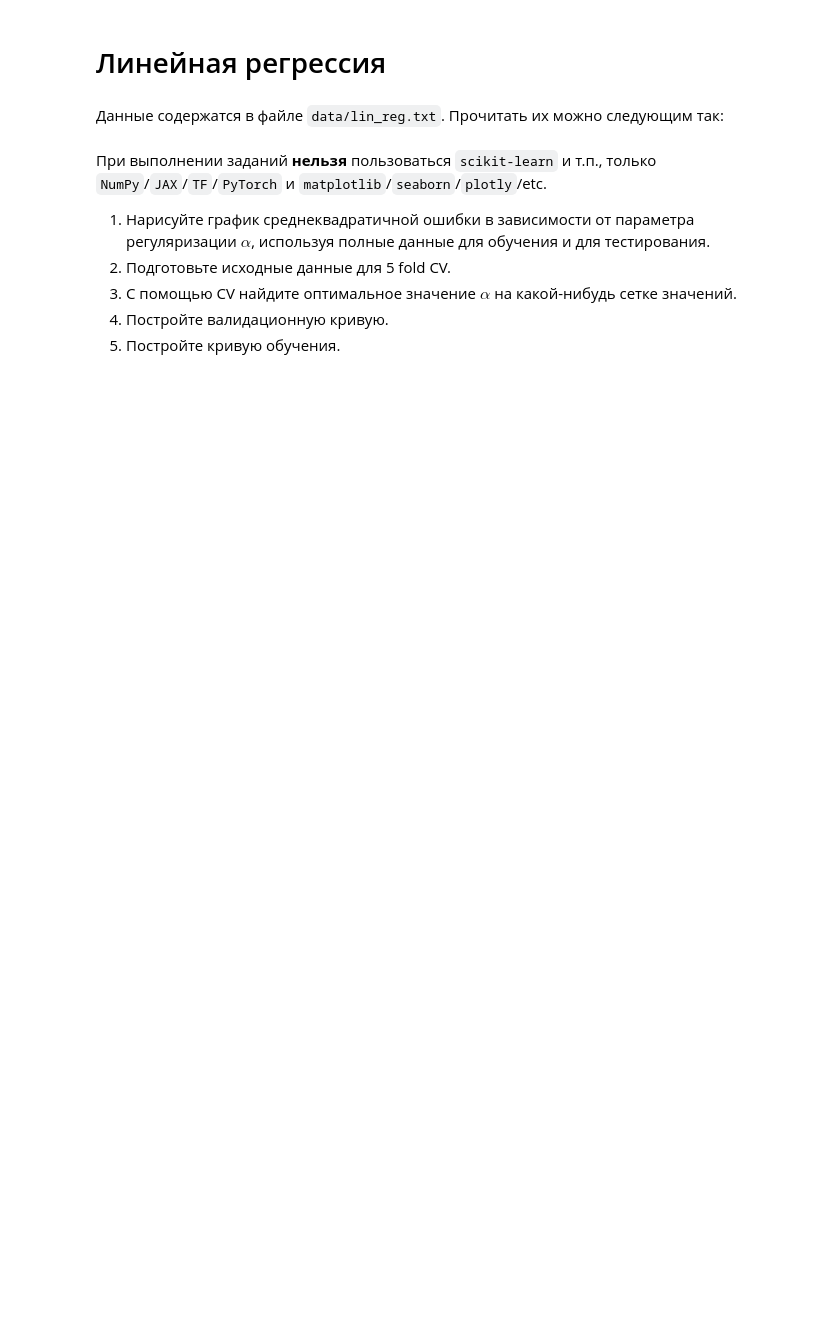
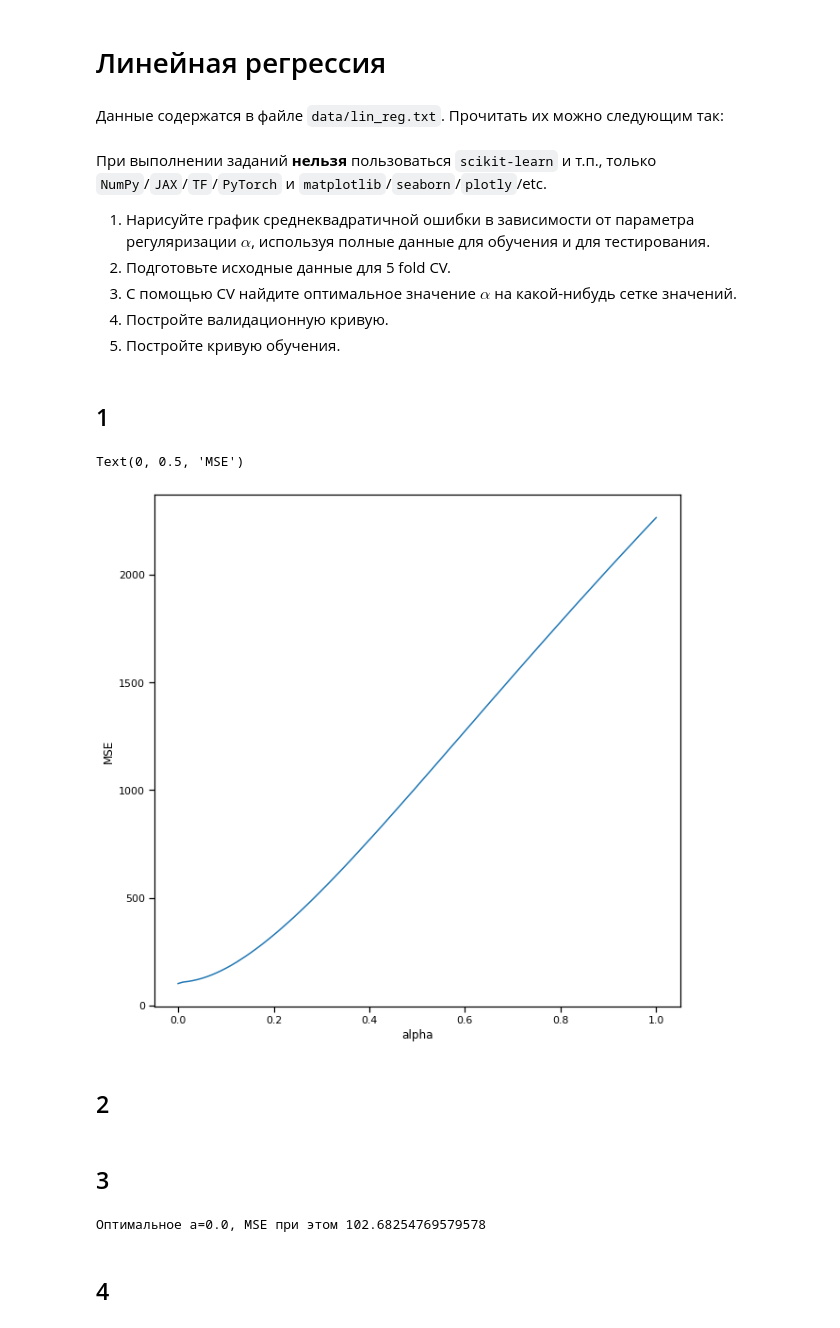
Before and after one commit to sabal202/classification-2021, a Jupyter notebook: tasks/Task_4.ipynb, the cells around one changed output. Cells and saved outputs as stored; diff of their text form; code cells hidden in the pictures; blank space fills up the shorter version.

```diff
--- a/tasks/Task_4.ipynb
+++ b/tasks/Task_4.ipynb
@@ -15,3 +24,54 @@ Y = D[:, -1]
 3. С помощью CV найдите оптимальное значение $\alpha$ на какой-нибудь сетке значений.
 4. Постройте валидационную кривую.
 5. Постройте кривую обучения.
+# %% [markdown]
+## 1
+# %%
+from scipy.optimize import minimize
+
+
+def MSE(pred, test):
+    return np.mean((pred - test) ** 2)
+
+
+class LinearRegression:
+    def __init__(self, alpha=0, lr=0.01, max_iter=1000):
+        self.a = alpha
+        self.lr = lr
+        self.max_iter = max_iter
+        self.history = {
+            "w": [],
+            "error": [],
+        }
+        self.w0 = None
+
+    @staticmethod
+    def Q(w0, X, y, a=0):
+        return np.mean((X @ w0 - y) ** 2) + a * (np.sum(w0 ** 2))
+
+    def fit(self, X, y):
+        def callback(w):
+            self.history["w"].append(w)
+            self.history["error"].append(MSE(X @ w, y))
+
+        self.w0 = np.zeros(X.shape[1])
+        self.w0 = minimize(self.Q, self.w0, args=(X, y, a), callback=callback).x
+
+    def predict(self, x):
+        return x @ self.w0
+# %%
+scores = []
+for a in np.linspace(0, 1, 100):
+    model = LinearRegression(alpha=a)
+    model.fit(X, Y)
+    scores.append(MSE(X @ model.w0, Y))
+# %%
+fig, ax = plt.subplots(figsize=(10, 10))
+ax.plot(np.linspace(0, 1, 100), scores)
+ax.set_xlabel("alpha")
+ax.set_ylabel("MSE")
+# %% [output]
+Text(0, 0.5, 'MSE')
+[figure, added]
+# %% [markdown]
+## 2
@@ -17,0 +99,2 @@ Y = D[:, -1]
+# %% [markdown]
+## 3
@@ -17,0 +108,9 @@ Y = D[:, -1]
+# %%
+
+min_val = min(mean_errors)
+optimal_a = alphas[mean_errors == min_val][0]
+print(f'Оптимальное a={optimal_a}, MSE при этом {min_val}')
+# %% [output]
+Оптимальное a=0.0, MSE при этом 102.68254769579578
+# %% [markdown]
+## 4
```
Also changed, not shown: parts of 10 cells of this notebook.
